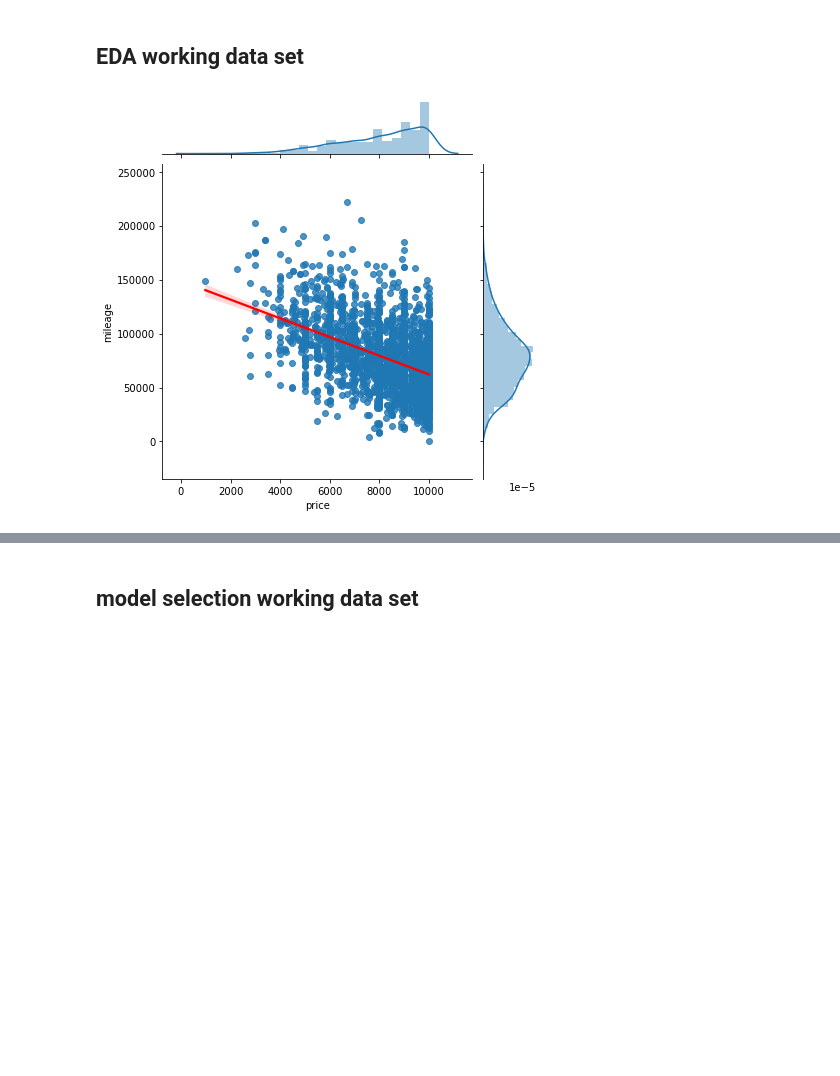
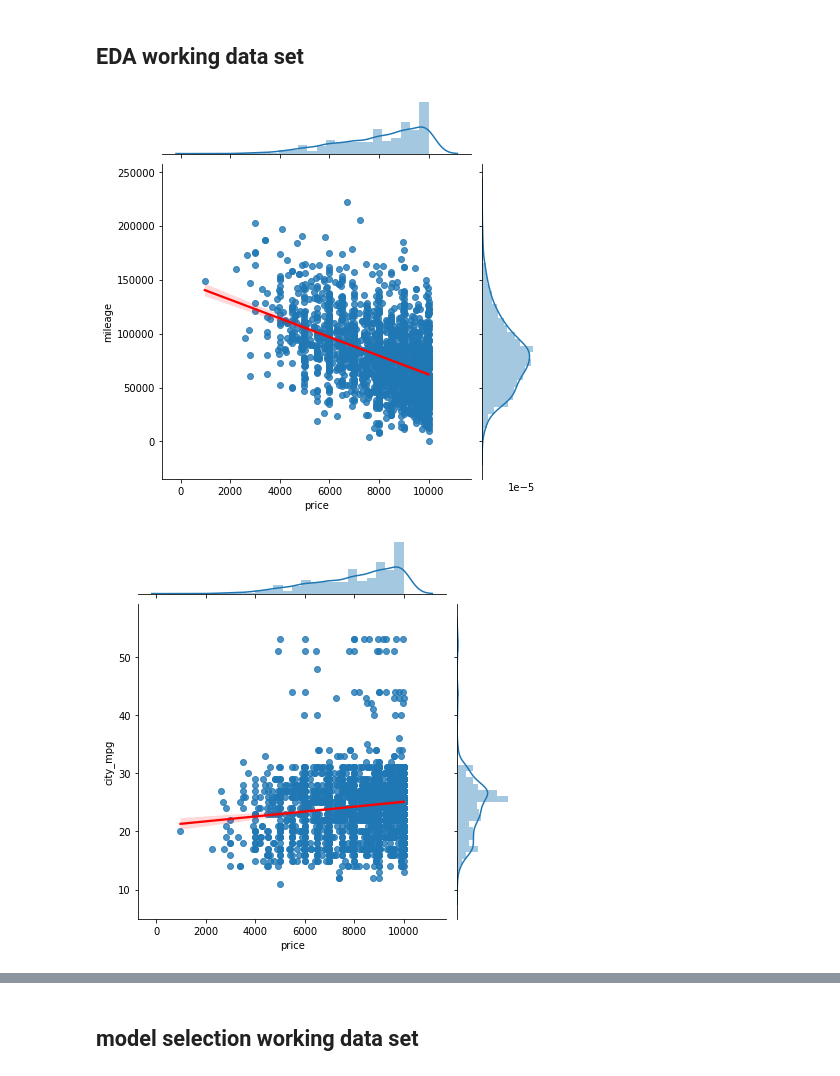
Before and after one commit to Terrencebosco/Build_week_2, a Jupyter notebook: build_week_2_(working).ipynb, the cells around one changed output, grey strips where cells are left out. Cells and saved outputs as stored; diff of their text form; code cells hidden in the pictures; blank space fills up the shorter version.

```diff
--- a/build_week_2_(working).ipynb
+++ b/build_week_2_(working).ipynb
@@ -97,20 +111,6 @@ df['make'] = df['car'].str.split().str.get(0)
 # remove make of car from 'car' feature
 df['car'] = df['car'].str.split(n=1).str[1]
 
-# # make feature for the type model of car
-# df['car_type'] = df['car'].str.split().str.get(0)
-# df['car'] = df['car'].str.split(n=1).str[1]
-
-# # remove mini from "cooper" from 'Car' for consistancey
-# df['make'] = df['make'].replace('MINI','MINI Cooper')
-
-# # remove "cooper" from 'car' feature and add to 'Make' feature, for consistancy
-# df['car'] = df['car'].mask(df['car'].str.contains('Cooper'),df['car'].str.replace('Cooper',''))
-
-# # chaneg transmission from multi type to binary
-# df['transmission'] = np.where(df['transmission'].str.contains('automatic', case=False), 1 ,0)
-# make new color feature
-
 ## ext color
 df['ext_color'] = df['ext_color'].str.strip('Exterior Color:')
 ## int color
@@ -142,17 +142,11 @@ df[['size','engine']] = df['engine'].str.split(n=1, expand=True)
 df['size'] = df['size'].str.strip('L')
 df['size'] = df['size'].str.strip('-')
 
-# chaneg transmission from multi type to binary
-df['transmission'] = np.where(df['transmission'].str.contains('automatic', case=False), 1 ,0)
-
-# make new features based on engine
-## has flex fuel
-df['flex_fuel'] = np.where(df['engine'].str.contains('Flexible Fuel', case=False), 1, 0)
-## is hybrid
-df['hybrid'] = np.where(df['engine'].str.contains('Hybrid', case=False), 1, 0)
 ## has turbo
 df['turbo'] = np.where(df['engine'].str.contains('turbo', case=False), 1, 0)
-df['turbo'] = np.where(df['engine'].str.contains('Turbocharged', case=False), 1, 0)
+
+# chaneg transmission from multi type to binary (automatic = 1, not automatic = 0)
+df['transmission'] = np.where(df['transmission'].str.contains('automatic', case=False), 1 ,0)
 
 #sperate drivetrain into new columns for computation
 df['rear_wheel_drive'] = np.where(df['drivetrain'].str.contains('RWD',case=False), 1, 0)
@@ -293,7 +283,12 @@ Requirement already satisfied: numpy in c:\users\terrence\anaconda3\lib\site-pac
 # %% [markdown]
 ## EDA working data set
 # %%
-# quick plot price vs mileage
-sns.jointplot(x="price", y="mileage", data=df, kind='reg',joint_kws={'line_kws':{'color':'red'}});
+numeric_features_list = df.select_dtypes(exclude=object)
+numeric_features_list = numeric_features_list.drop('price', axis=1)
+
+for feature in numeric_features_list:
+    sns.jointplot(x=target, y=feature, data=df, kind='reg',
+                  joint_kws={'line_kws':{'color':'red'}});
 # %% [output]
-[figure, old version]
+[figure, new version]
+[figure, added]
```
Also changed, not shown: parts of 15 cells of this notebook.
